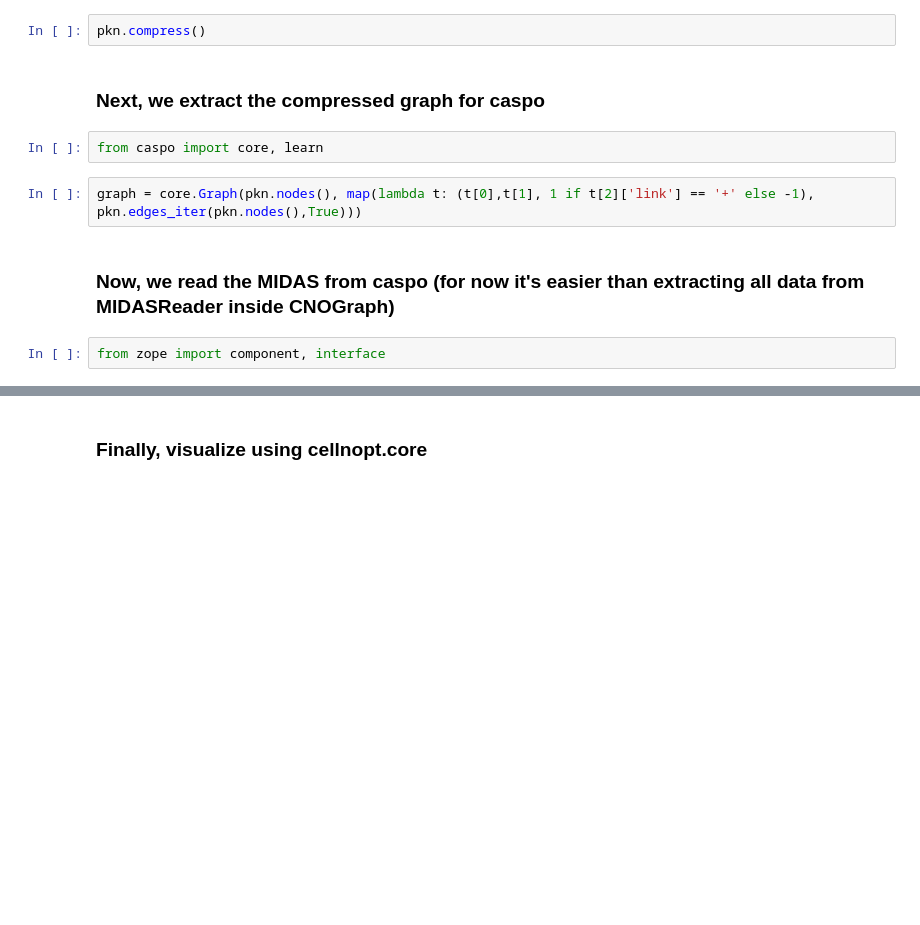
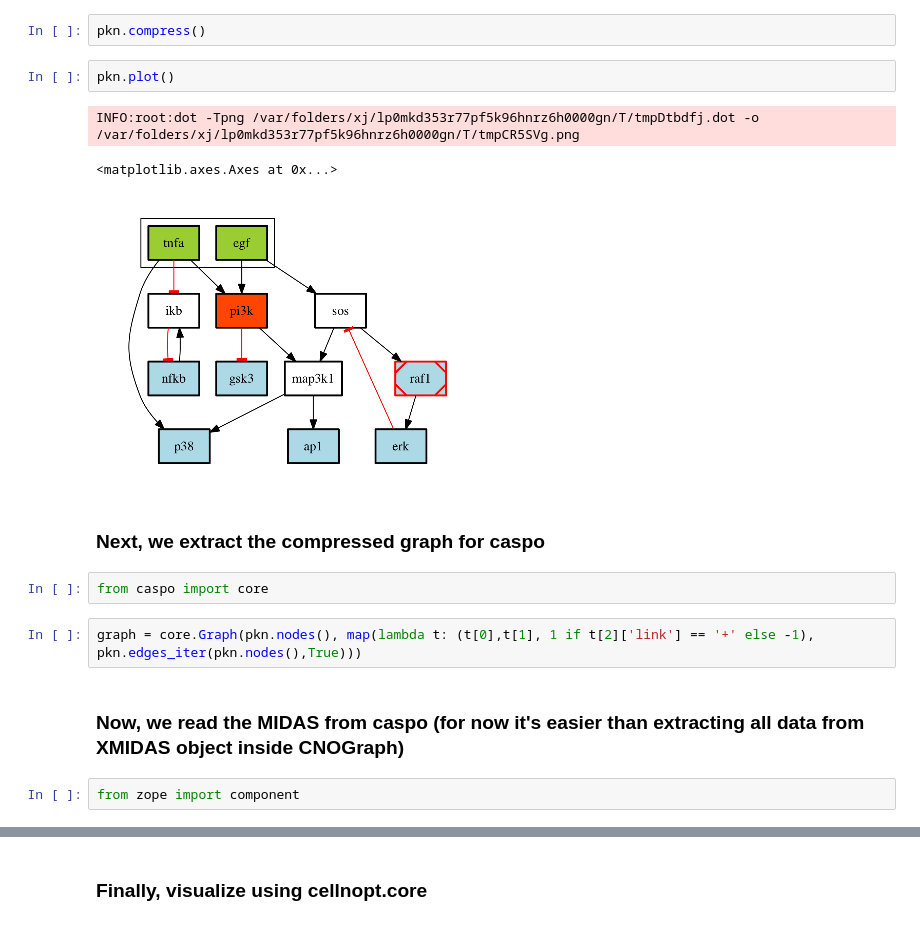
Before and after one commit to bioasp/caspo, a Jupyter notebook: notebook/cellnopt.caspo.ipynb, the cells around one changed output, grey strips where cells are left out. Saved outputs shown, nothing was run; the diff lists cells and outputs as text; blank space fills up the shorter version.

```diff
--- a/notebook/cellnopt.caspo.ipynb
+++ b/notebook/cellnopt.caspo.ipynb
@@ -11,13 +25,19 @@ pkn = CNOGraph('../caspo/data/LiverToy/pkn.sif', '../caspo/data/LiverToy/dataset
 # %%
 pkn.compress()
+# %%
+pkn.plot()
+# %% [output]
+INFO:root:dot -Tpng /var/folders/xj/lp0mkd353r77pf5k96hnrz6h0000gn/T/tmpDtbdfj.dot -o /var/folders/xj/lp0mkd353r77pf5k96hnrz6h0000gn/T/tmpCR5SVg.png
+<matplotlib.axes.Axes at 0x...>
+[figure, added]
 # %% [markdown]
 ### Next, we extract the compressed graph for caspo
 # %%
-from caspo import core, learn
+from caspo import core
 # %%
 graph = core.Graph(pkn.nodes(), map(lambda t: (t[0],t[1], 1 if t[2]['link'] == '+' else -1), pkn.edges_iter(pkn.nodes(),True)))
 # %% [markdown]
-### Now, we read the MIDAS from caspo (for now it's easier than extracting all data from MIDASReader inside CNOGraph)
+### Now, we read the MIDAS from caspo (for now it's easier than extracting all data from XMIDAS object inside CNOGraph)
 # %%
-from zope import component, interface
+from zope import component
 # %%
```
Also changed, not shown: parts of 35 cells of this notebook, 3 other files.
